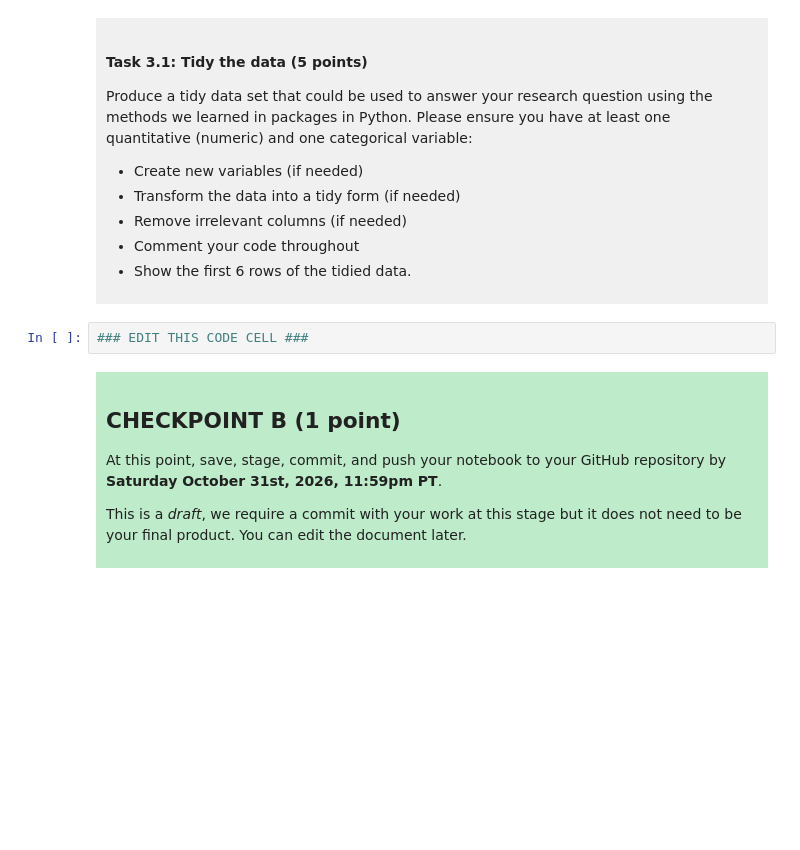
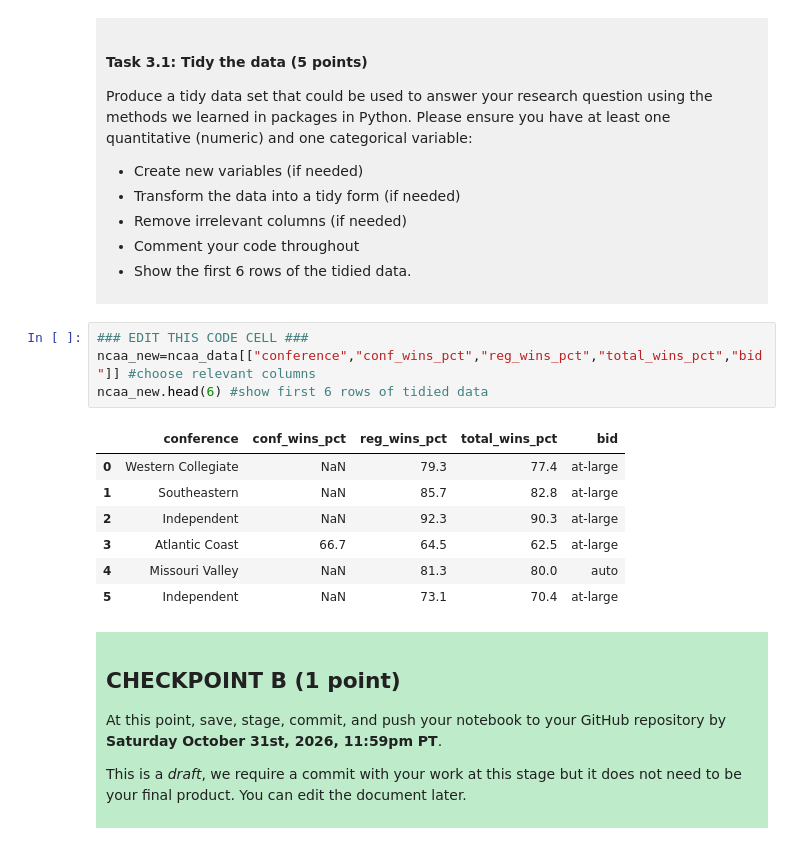
Before and after one commit to zoetsl/dsci-100-project-zoetsui, a Jupyter notebook: dsci-100-project-notebook.ipynb, the cells around one changed output. Cells and saved outputs as stored; diff of their text form; blank space fills up the shorter version.

```diff
--- a/dsci-100-project-notebook.ipynb
+++ b/dsci-100-project-notebook.ipynb
@@ -188,6 +198,16 @@ Produce a tidy data set that could be used to answer your research question usin
 </div>
 # %%
 ### EDIT THIS CODE CELL ###
+ncaa_new=ncaa_data[["conference","conf_wins_pct","reg_wins_pct","total_wins_pct","bid"]] #choose relevant columns
+ncaa_new.head(6) #show first 6 rows of tidied data
+# %% [output]
+|  | conference | conf_wins_pct | reg_wins_pct | total_wins_pct | bid |
+| 0 | Western Collegiate | NaN | 79.3 | 77.4 | at-large |
+| 1 | Southeastern | NaN | 85.7 | 82.8 | at-large |
+| 2 | Independent | NaN | 92.3 | 90.3 | at-large |
+| 3 | Atlantic Coast | 66.7 | 64.5 | 62.5 | at-large |
+| 4 | Missouri Valley | NaN | 81.3 | 80.0 | auto |
+| 5 | Independent | NaN | 73.1 | 70.4 | at-large |
 # %% [markdown]
 <div style="background-color: #beebca; padding: 10px;">
 
```
Also changed, not shown: parts of 3 cells of this notebook.
